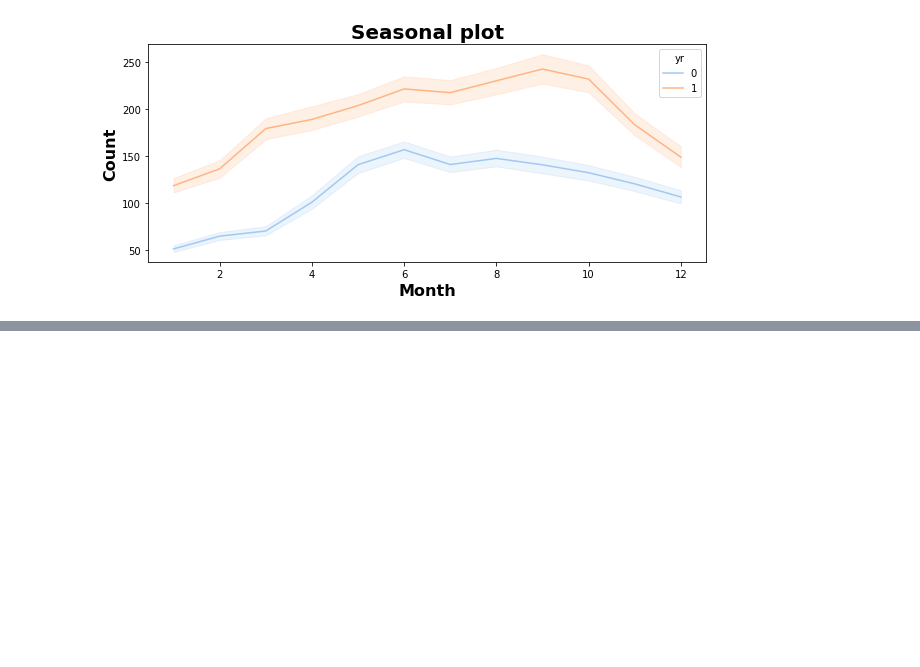
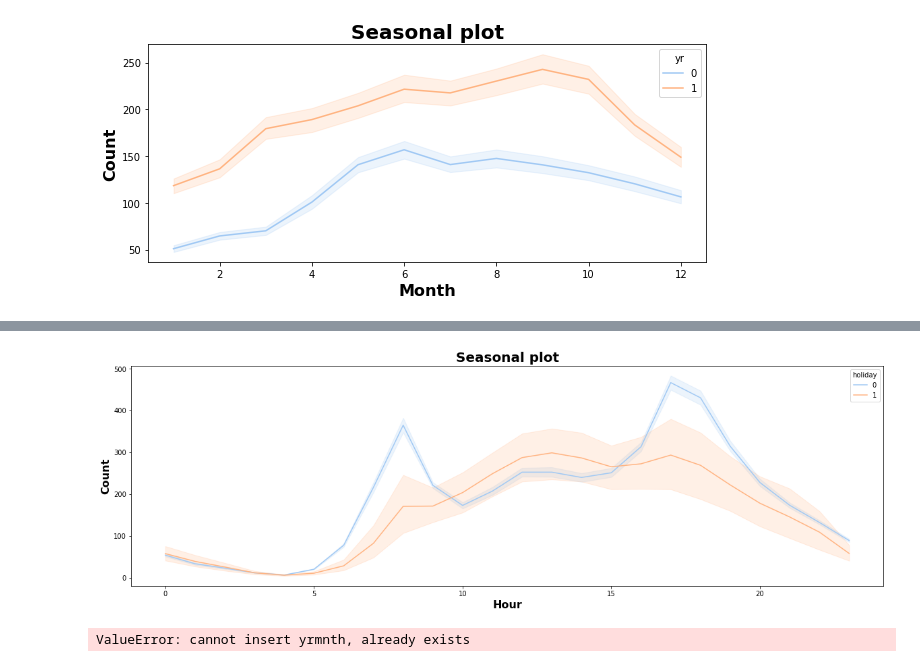
Before and after one commit to gotobcn8/sharing-bike-data, a Jupyter notebook: analysis.ipynb, the cells around one changed output, grey strips where cells are left out. Saved outputs shown, nothing was run; the diff lists cells and outputs as text; code cells hidden in the pictures; blank space fills up the shorter version.

```diff
--- a/analysis.ipynb
+++ b/analysis.ipynb
@@ -87,0 +126,22 @@ fig.savefig('output/seanal-cnt-year.svg',format='svg',dpi=150)
+# %%
+fig, ax = plt.subplots(figsize=(20, 6))
+
+palette = sns.color_palette("pastel", 2)
+sns.lineplot(rides['hr'], rides['cnt'], hue=rides['holiday'], palette=palette)
+ax.set_title('Seasonal plot', fontsize = 20, loc='center', fontdict=dict(weight='bold'))
+ax.set_xlabel('Hour', fontsize = 16, fontdict=dict(weight='bold'))
+ax.set_ylabel('Count', fontsize = 16, fontdict=dict(weight='bold'))
+
+fig.savefig('output/holiday-hour-cnt.svg',format='svg',dpi=150)
+# %% [output]
+[figure, added]
+# %%
+yrmnth = []
+for index,row in rides.iterrows():
+    yrmnthtemp = row['dteday'][0:7]
+    yrmnth.append(yrmnthtemp)
+
+rides.insert(loc=1,column='yrmnth', value=yrmnth)
+rides['yrmnth']
+# %% [output]
+ValueError: cannot insert yrmnth, already exists
```
Also changed, not shown: parts of 7 cells of this notebook, 15 other files.
